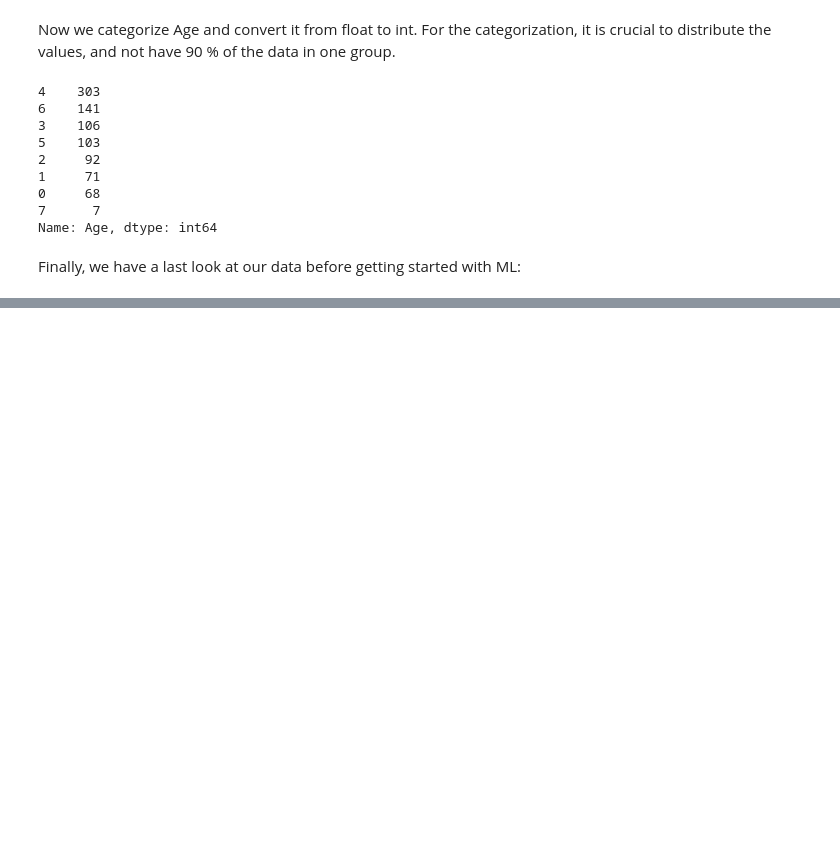
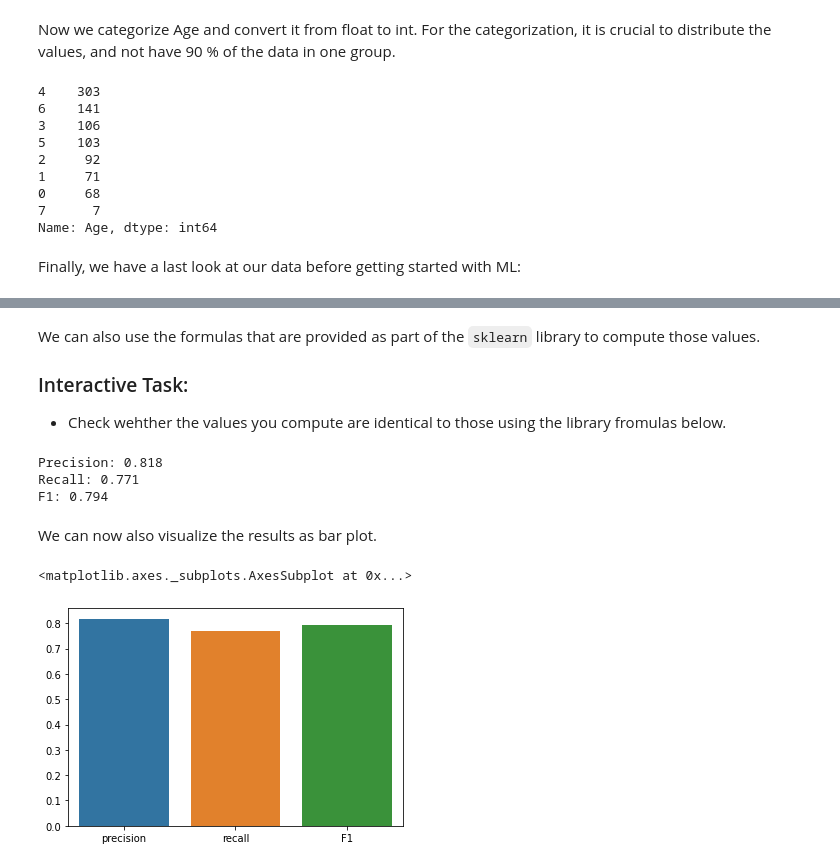
Before and after one commit to Lars-H/notebooks, a Jupyter notebook: teaching/introduction_to_machine_learning.ipynb, the cells around one changed output, grey strips where cells are left out. Drawn from its saved outputs; the diff is of its cells as text; code cells hidden in the pictures; blank space fills up the shorter version.

```diff
--- a/teaching/introduction_to_machine_learning.ipynb
+++ b/teaching/introduction_to_machine_learning.ipynb
@@ -417,12 +260,0 @@ f1: 0.746666666667
-# %%
-perceptron = Perceptron(max_iter=5)
-perceptron.fit(X_train, y_train)
-
-y_pred_p = perceptron.predict(X_test)
-
-score_p = perceptron.score(X_test, y_test)
-print('score', score_p)
-
-print('precision:', precision_score(y_test, y_pred_p))
-print('recall:', recall_score(y_test, y_pred_p))
-print('f1:', f1_score(y_test, y_pred_p))
@@ -436,11 +260,0 @@ f1: 0.604651162791
-# %%
-gaussian = GaussianNB()
-gaussian.fit(X_train, y_train)
-y_pred_gnb = gaussian.predict(X_test)
-
-score_gnb = gaussian.score(X_test, y_test)
-print('score', score_gnb)
-
-print('precision:', precision_score(y_test, y_pred_gnb))
-print('recall:', recall_score(y_test, y_pred_gnb))
-print('f1:', f1_score(y_test, y_pred_gnb))
@@ -516,0 +265,12 @@ Now it is your turn! I am sure you already got some ideas on how to improve the
+# %%
+# Create the classifier object with a depth of "max_depth"
+decision_tree = DecisionTreeClassifier(max_depth=3)
+
+# See here for reference: https://scikit-learn.org/stable/modules/generated/sklearn.tree.DecisionTreeClassifier.html
+# There you can find also additional parameters
+
+# Train the model using the training data
+decision_tree.fit(X_train, y_train)
+
+# Compute the predictions for the testing data
+y_pred = decision_tree.predict(X_test)
@@ -516,0 +366,24 @@ Now it is your turn! I am sure you already got some ideas on how to improve the
+# %% [markdown]
+We can also use the formulas that are provided as part of the `sklearn` library to compute those values.
+
+### Interactive Task:
+
+- Check wehther the values you compute are identical to those using the library fromulas below.
+# %%
+precision_val = precision_score(y_test, y_pred)
+recall_val = recall_score(y_test, y_pred)
+f1_val = f1_score(y_test, y_pred)
+print('Precision:', round(precision_val,3))
+print('Recall:', round(recall_val, 3))
+print('F1:', round(f1_val, 3))
+# %% [output]
+Precision: 0.818
+Recall: 0.771
+F1: 0.794
+# %% [markdown]
+We can now also visualize the results as bar plot.
+# %%
+sns.barplot(x=["precision", "recall", "F1"], y=[precision_val, recall_val, f1_val])
+# %% [output]
+<matplotlib.axes._subplots.AxesSubplot at 0x...>
+[figure, added]
```
Also changed, not shown: parts of 77 cells of this notebook, 1 other file.
